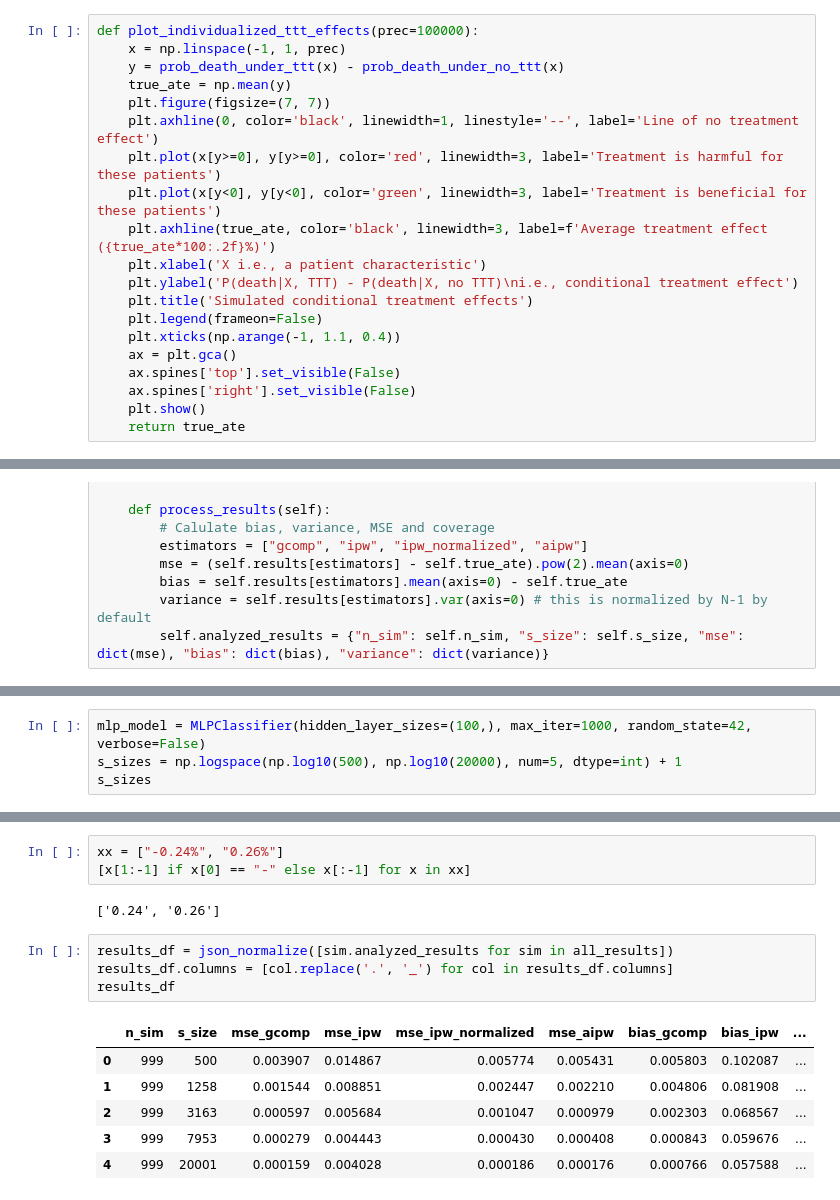
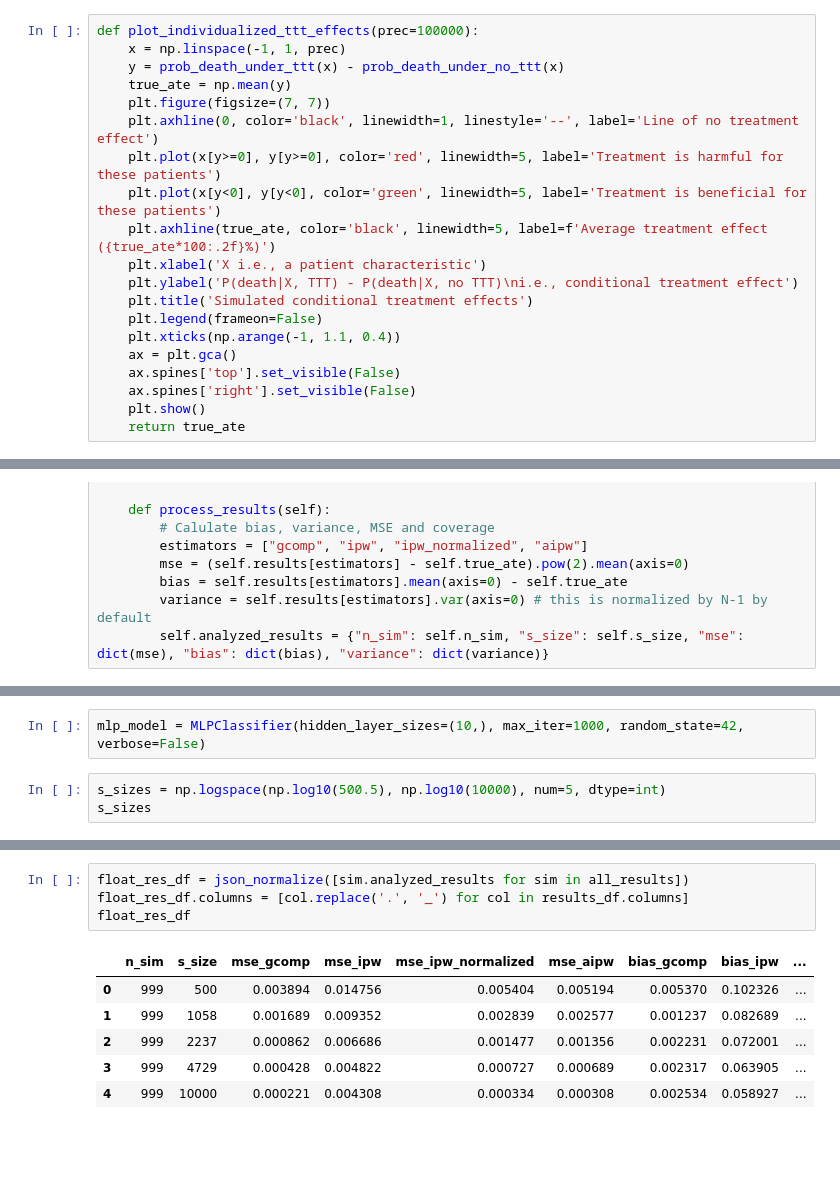
Before and after one commit to fcgrolleau/causal_inference_tuto, a Jupyter notebook: tuto.ipynb, the cells around one changed output, grey strips where cells are left out. Cells and saved outputs as stored; diff of their text form; blank space fills up the shorter version.

```diff
--- a/tuto.ipynb
+++ b/tuto.ipynb
@@ -43,9 +43,9 @@ def plot_individualized_ttt_effects(prec=100000):
     true_ate = np.mean(y)
     plt.figure(figsize=(7, 7))
     plt.axhline(0, color='black', linewidth=1, linestyle='--', label='Line of no treatment effect')
-    plt.plot(x[y>=0], y[y>=0], color='red', linewidth=3, label='Treatment is harmful for these patients')
-    plt.plot(x[y<0], y[y<0], color='green', linewidth=3, label='Treatment is beneficial for these patients')
-    plt.axhline(true_ate, color='black', linewidth=3, label=f'Average treatment effect ({true_ate*100:.2f}%)')
+    plt.plot(x[y>=0], y[y>=0], color='red', linewidth=5, label='Treatment is harmful for these patients')
+    plt.plot(x[y<0], y[y<0], color='green', linewidth=5, label='Treatment is beneficial for these patients')
+    plt.axhline(true_ate, color='black', linewidth=5, label=f'Average treatment effect ({true_ate*100:.2f}%)')
     plt.xlabel('X i.e., a patient characteristic')
     plt.ylabel('P(death|X, TTT) - P(death|X, no TTT)\ni.e., conditional treatment effect')
     plt.title('Simulated conditional treatment effects')
@@ -322,5 +320,6 @@ sim_instance.analyzed_results
+# %%
+mlp_model = MLPClassifier(hidden_layer_sizes=(10,), max_iter=1000, random_state=42, verbose=False)
 # %%
-mlp_model = MLPClassifier(hidden_layer_sizes=(100,), max_iter=1000, random_state=42, verbose=False)
-s_sizes = np.logspace(np.log10(500), np.log10(20000), num=5, dtype=int) + 1
+s_sizes = np.logspace(np.log10(500.5), np.log10(10000), num=5, dtype=int)
 s_sizes
 # %% [output]
@@ -371,17 +371,12 @@ Simulation finished at 2024-12-02-21-49-34
-# %%
-xx = ["-0.24%", "0.26%"]
-[x[1:-1] if x[0] == "-" else x[:-1] for x in xx]
-# %% [output]
-['0.24', '0.26']
 # %%
-results_df = json_normalize([sim.analyzed_results for sim in all_results])
-results_df.columns = [col.replace('.', '_') for col in results_df.columns]
-results_df
+float_res_df = json_normalize([sim.analyzed_results for sim in all_results])
+float_res_df.columns = [col.replace('.', '_') for col in results_df.columns]
+float_res_df
 # %% [output]
 |  | n_sim | s_size | mse_gcomp | mse_ipw | mse_ipw_normalized | mse_aipw | bias_gcomp | bias_ipw | ... |
-| 0 | 999 | 500 | 0.003907 | 0.014867 | 0.005774 | 0.005431 | 0.005803 | 0.102087 | ... |
-| 1 | 999 | 1258 | 0.001544 | 0.008851 | 0.002447 | 0.002210 | 0.004806 | 0.081908 | ... |
-| 2 | 999 | 3163 | 0.000597 | 0.005684 | 0.001047 | 0.000979 | 0.002303 | 0.068567 | ... |
-| 3 | 999 | 7953 | 0.000279 | 0.004443 | 0.000430 | 0.000408 | 0.000843 | 0.059676 | ... |
-| 4 | 999 | 20001 | 0.000159 | 0.004028 | 0.000186 | 0.000176 | 0.000766 | 0.057588 | ... |
+| 0 | 999 | 500 | 0.003894 | 0.014756 | 0.005404 | 0.005194 | 0.005370 | 0.102326 | ... |
+| 1 | 999 | 1058 | 0.001689 | 0.009352 | 0.002839 | 0.002577 | 0.001237 | 0.082689 | ... |
+| 2 | 999 | 2237 | 0.000862 | 0.006686 | 0.001477 | 0.001356 | 0.002231 | 0.072001 | ... |
+| 3 | 999 | 4729 | 0.000428 | 0.004822 | 0.000727 | 0.000689 | 0.002317 | 0.063905 | ... |
+| 4 | 999 | 10000 | 0.000221 | 0.004308 | 0.000334 | 0.000308 | 0.002534 | 0.058927 | ... |
 # %%
```
Also changed, not shown: parts of 17 cells of this notebook.
